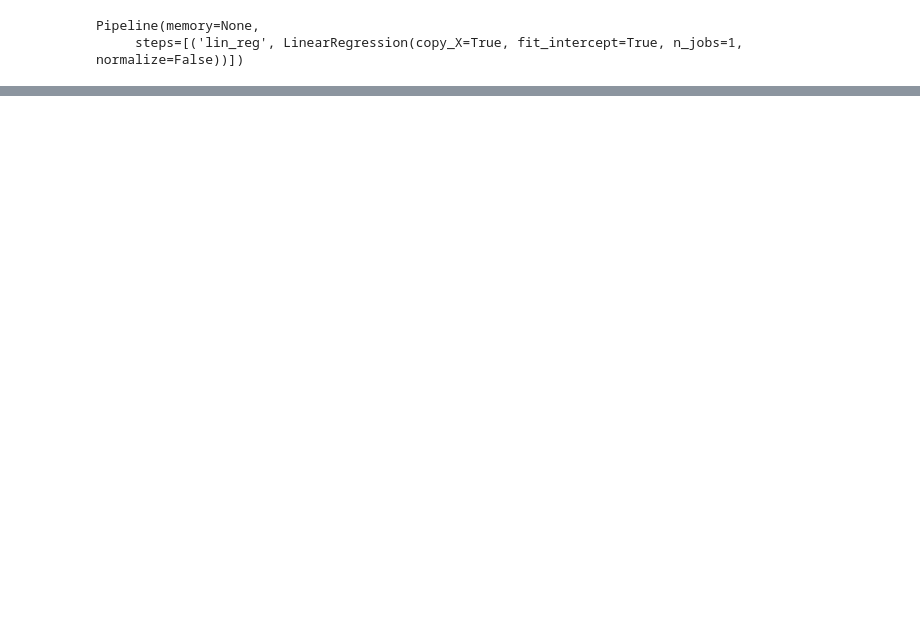
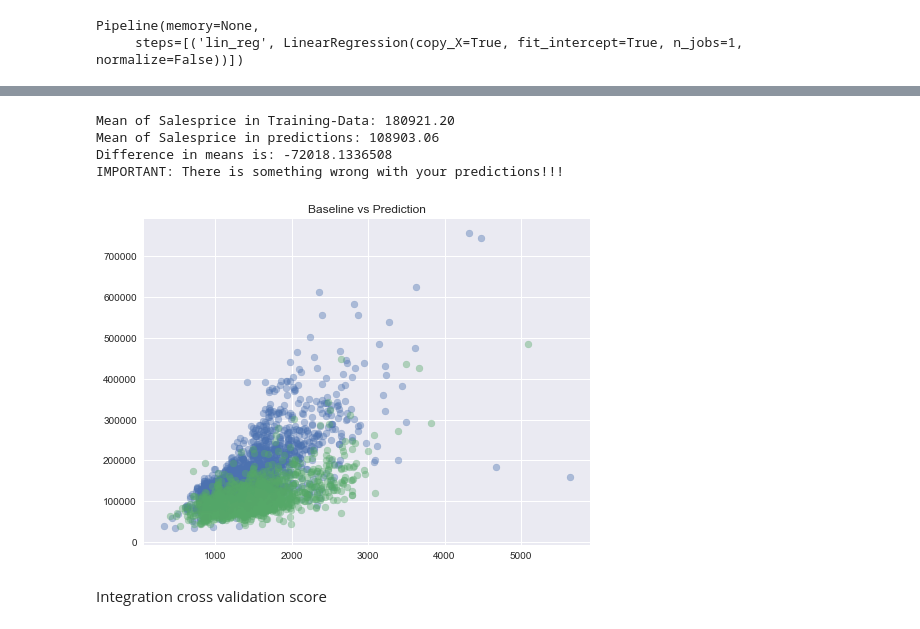
Before and after one commit to huli/predicting-house-prices, a Jupyter notebook: predicting_house_prices.ipynb, the cells around one changed output, grey strips where cells are left out. Drawn from its saved outputs; the diff is of its cells as text; code cells hidden in the pictures; blank space fills up the shorter version.

Commit message:
Added some more methods for sanity check.

```diff
--- a/predicting_house_prices.ipynb
+++ b/predicting_house_prices.ipynb
@@ -675,0 +724,7 @@ plt.show()
+# %%
+X = test_df.drop(['Id'], axis=1)
+# %%
+def run_pipelines(transformer_pipeline, estimator_pipeline, X_arg):
+    X_t = transformer_pipeline.fit_transform(X_arg)
+    predictions = estimator_pipeline.predict(X_t)
+    return predictions
@@ -675,0 +743,27 @@ plt.show()
+# %%
+def draw_sanity_check(pred, in_dollars = True):
+    if in_dollars == False:
+        pred = np.expm1(pred)
+    train_df = pd.read_csv('data/train.csv')
+    test_df = pd.read_csv('data/test.csv')
+    fig, ax = plt.subplots(1, figsize=(8, 6), sharey=True)
+    ax.scatter(train_df['GrLivArea'], train_df['SalePrice'], alpha=.4)
+    ax.set_title('Baseline vs Prediction')
+    ax.scatter(test_df['GrLivArea'], pred, alpha=.4)
+    print('Mean of Salesprice in Training-Data: %.2f' % train_df['SalePrice'].mean())
+    print('Mean of Salesprice in predictions: %.2f' % pred.mean())
+    difference = pred.mean() - train_df['SalePrice'].mean()
+    print('Difference in means is: %s' % difference)
+    if np.abs(difference) > 5000:
+        print('IMPORTANT: There is something wrong with your predictions!!!')
+    plt.show()
+# %%
+draw_sanity_check(predictions, False)
+# %% [output]
+Mean of Salesprice in Training-Data: 180921.20
+Mean of Salesprice in predictions: 108903.06
+Difference in means is: -72018.1336508
+IMPORTANT: There is something wrong with your predictions!!!
+[figure, added]
+# %% [markdown]
+Integration cross validation score
```
Also changed, not shown: parts of 18 cells of this notebook.
